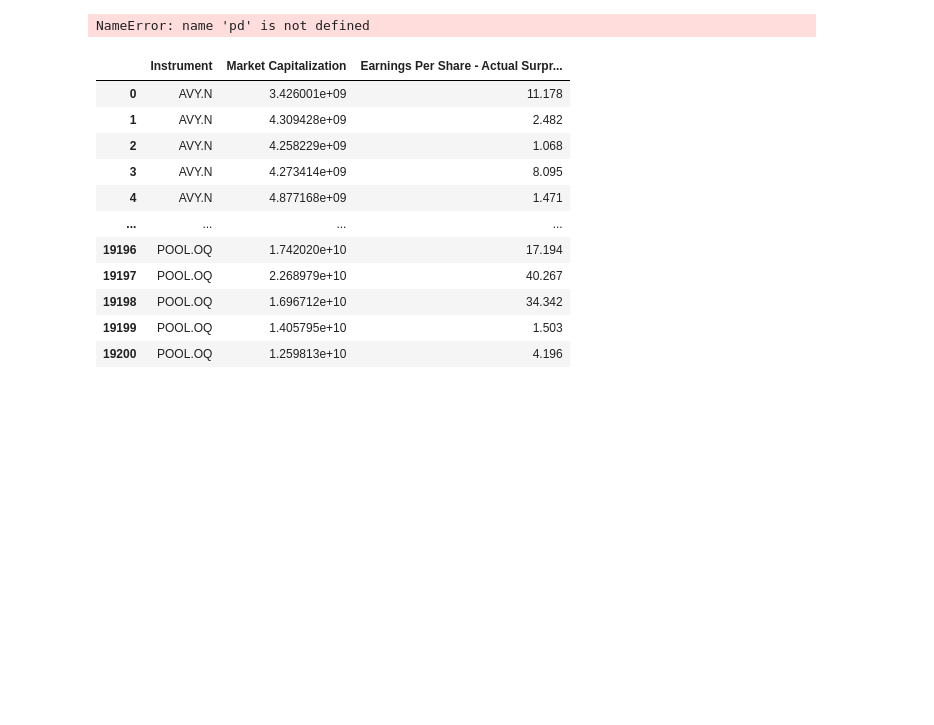
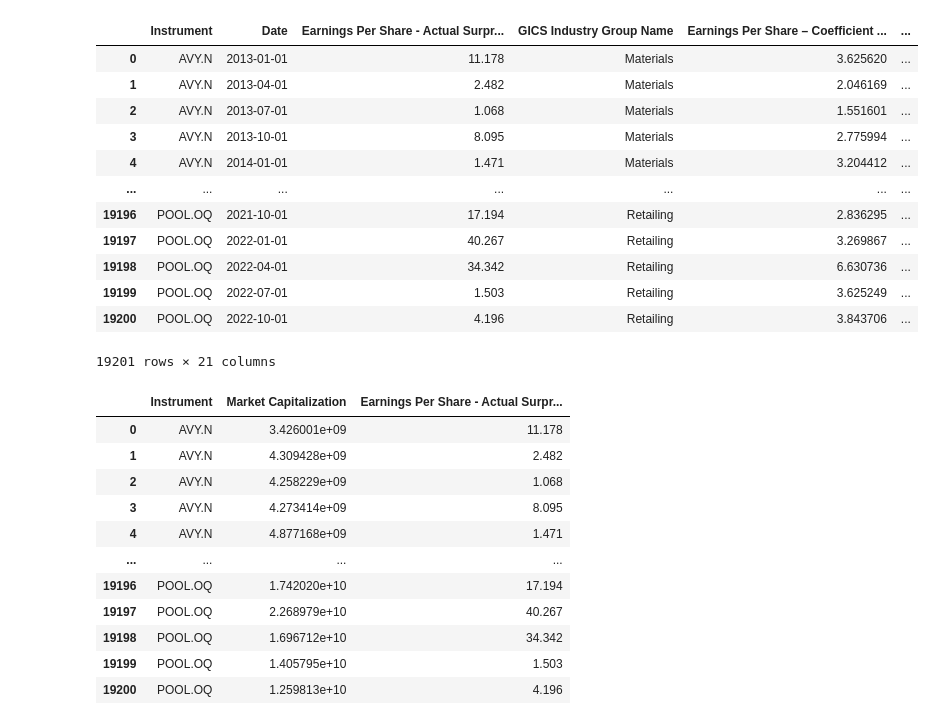
Before and after one commit to yummypugs/GSFM_AnalystForecasts, a Jupyter notebook: Variable Analysis/Firm_characteristicks.ipynb, the cells around one changed output. Saved outputs shown, nothing was run; the diff lists cells and outputs as text; code cells hidden in the pictures; blank space fills up the shorter version.

```diff
--- a/Variable Analysis/Firm_characteristicks.ipynb
+++ b/Variable Analysis/Firm_characteristicks.ipynb
@@ -16,14 +16,26 @@ import plotly.express as px
 import seaborn as sns
 # %%
 #decide which df to use
-df = pd.read_csv("Dataframes/economic_story_regression.csv")
+df = pd.read_csv("economic_story_regression.csv")
 #df = df.loc[:, ["Instrument", "Date", "Earnings Per Share - Actual Surprise", "Revenue - Actual", "Net Income after Tax"]]
 X_var_names = ["Revenue - Actual", "Earnings Per Share - Actual Surprise", "Enterprise Value", "Earnings Per Share - Actual Surprise AbsVals", "Recommendation change", "Recommendation - Mean (1-5).1", "Recommendation - Mean (1-5)"]
 df = df.drop(["Earnings Per Share - Actual Surprise"], axis=1)
 df['Date'] = pd.to_datetime(df['Date'], infer_datetime_format=True)
 df
 # %% [output]
+|  | Instrument | Date | Earnings Per Share - Actual Surpr... | GICS Industry Group Name | Earnings Per Share – Coefficient ... | ... |
+| 0 | AVY.N | 2013-01-01 | 11.178 | Materials | 3.625620 | ... |
+| 1 | AVY.N | 2013-04-01 | 2.482 | Materials | 2.046169 | ... |
+| 2 | AVY.N | 2013-07-01 | 1.068 | Materials | 1.551601 | ... |
+| 3 | AVY.N | 2013-10-01 | 8.095 | Materials | 2.775994 | ... |
+| 4 | AVY.N | 2014-01-01 | 1.471 | Materials | 3.204412 | ... |
+| ... | ... | ... | ... | ... | ... | ... |
+| 19196 | POOL.OQ | 2021-10-01 | 17.194 | Retailing | 2.836295 | ... |
+| 19197 | POOL.OQ | 2022-01-01 | 40.267 | Retailing | 3.269867 | ... |
+| 19198 | POOL.OQ | 2022-04-01 | 34.342 | Retailing | 6.630736 | ... |
+| 19199 | POOL.OQ | 2022-07-01 | 1.503 | Retailing | 3.625249 | ... |
+| 19200 | POOL.OQ | 2022-10-01 | 4.196 | Retailing | 3.843706 | ... |
-NameError: name 'pd' is not defined
+19201 rows × 21 columns
 # %%
 market_cap = df.loc[:, ["Instrument", "Market Capitalization", "Earnings Per Share - Actual Surprise AbsVals"]]
 market_cap
```
Also changed, not shown: parts of 4 cells of this notebook, 1 other file.
